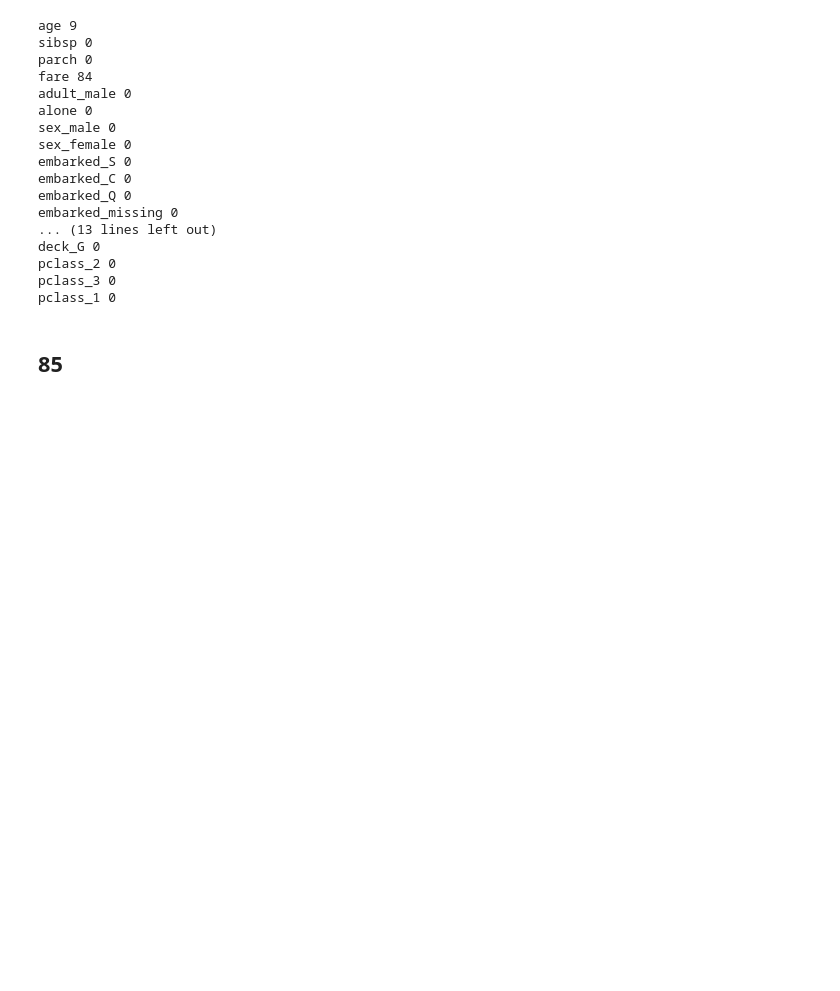
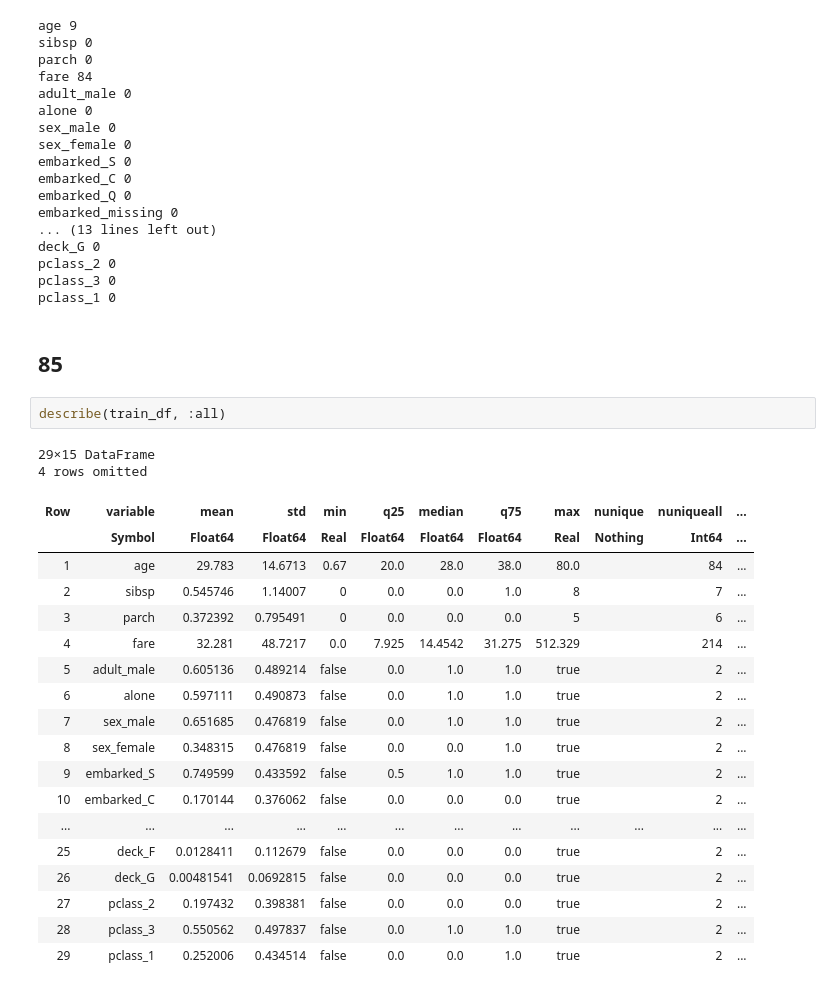
Before and after one commit to ktman-ktman/100knock-process-visualization, a Jupyter notebook: notebook/julia/chapter7.ipynb, the cells around one changed output. Drawn from its saved outputs; the diff is of its cells as text; blank space fills up the shorter version.

```diff
--- a/notebook/julia/chapter7.ipynb
+++ b/notebook/julia/chapter7.ipynb
@@ -202,3 +262,26 @@ pclass_3 0
 pclass_1 0
 # %% [markdown]
 ## 85
+# %%
+describe(train_df, :all)
+# %% [output]
+29×15 DataFrame
+4 rows omitted
+| Row | variable | mean | std | min | q25 | median | q75 | max | nunique | nuniqueall | ... |
+|  | Symbol | Float64 | Float64 | Real | Float64 | Float64 | Float64 | Real | Nothing | Int64 | ... |
+| 1 | age | 29.783 | 14.6713 | 0.67 | 20.0 | 28.0 | 38.0 | 80.0 |  | 84 | ... |
+| 2 | sibsp | 0.545746 | 1.14007 | 0 | 0.0 | 0.0 | 1.0 | 8 |  | 7 | ... |
+| 3 | parch | 0.372392 | 0.795491 | 0 | 0.0 | 0.0 | 0.0 | 5 |  | 6 | ... |
+| 4 | fare | 32.281 | 48.7217 | 0.0 | 7.925 | 14.4542 | 31.275 | 512.329 |  | 214 | ... |
+| 5 | adult_male | 0.605136 | 0.489214 | false | 0.0 | 1.0 | 1.0 | true |  | 2 | ... |
+| 6 | alone | 0.597111 | 0.490873 | false | 0.0 | 1.0 | 1.0 | true |  | 2 | ... |
+| 7 | sex_male | 0.651685 | 0.476819 | false | 0.0 | 1.0 | 1.0 | true |  | 2 | ... |
+| 8 | sex_female | 0.348315 | 0.476819 | false | 0.0 | 0.0 | 1.0 | true |  | 2 | ... |
+| 9 | embarked_S | 0.749599 | 0.433592 | false | 0.5 | 1.0 | 1.0 | true |  | 2 | ... |
+| 10 | embarked_C | 0.170144 | 0.376062 | false | 0.0 | 0.0 | 0.0 | true |  | 2 | ... |
+| ... | ... | ... | ... | ... | ... | ... | ... | ... | ... | ... | ... |
+| 25 | deck_F | 0.0128411 | 0.112679 | false | 0.0 | 0.0 | 0.0 | true |  | 2 | ... |
+| 26 | deck_G | 0.00481541 | 0.0692815 | false | 0.0 | 0.0 | 0.0 | true |  | 2 | ... |
+| 27 | pclass_2 | 0.197432 | 0.398381 | false | 0.0 | 0.0 | 0.0 | true |  | 2 | ... |
+| 28 | pclass_3 | 0.550562 | 0.497837 | false | 0.0 | 1.0 | 1.0 | true |  | 2 | ... |
+| 29 | pclass_1 | 0.252006 | 0.434514 | false | 0.0 | 0.0 | 1.0 | true |  | 2 | ... |
```
Also changed, not shown: parts of 13 cells of this notebook, 1 other file.
